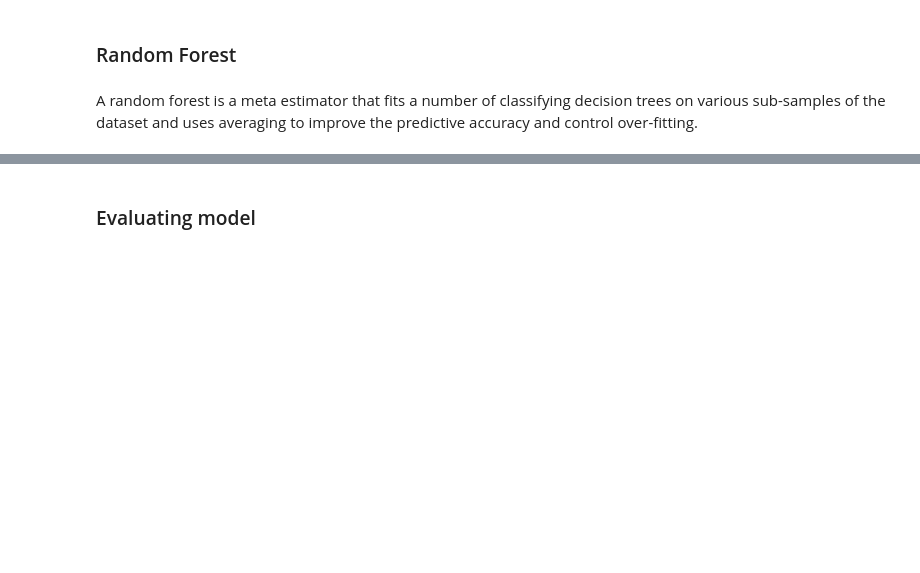
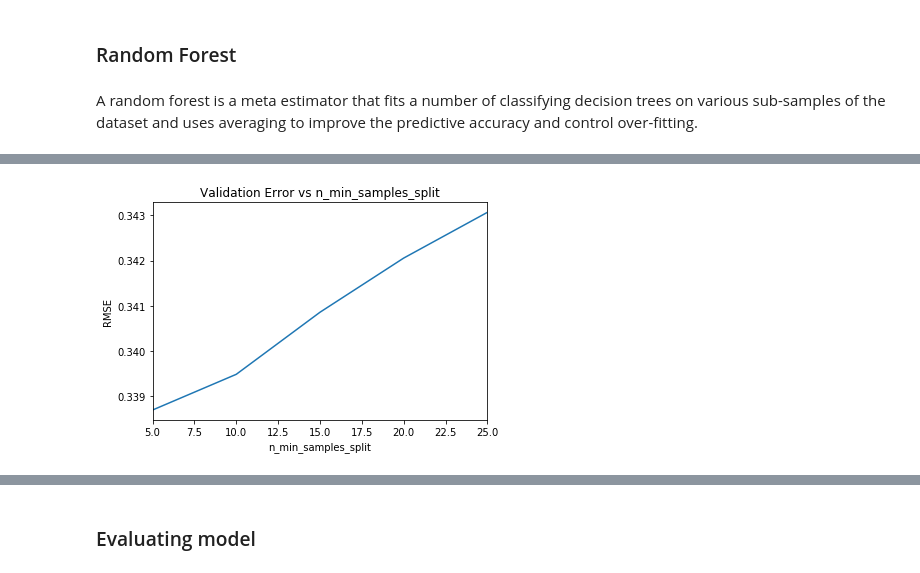
Before and after one commit to veruskasantos/INESProject, a Jupyter notebook: workspace/Model Prediction/Testing models/Random Forest/RandomForest.ipynb, the cells around one changed output, grey strips where cells are left out. Saved outputs shown, nothing was run; the diff lists cells and outputs as text; code cells hidden in the pictures; blank space fills up the shorter version.

```diff
--- a/workspace/Model Prediction/Testing models/Random Forest/RandomForest.ipynb
+++ b/workspace/Model Prediction/Testing models/Random Forest/RandomForest.ipynb
@@ -95,11 +103,13 @@ best_rmse_rf, best_estimator_rf = best_rmse_param(series)
 # %%
 n_min_samples_split = [5, 10, 15, 20, 25]
-cv_rf_rmse = [rmse_cv(RandomForestRegressor(n_estimators = best_estimator_rf, min_samples_split = n, n_jobs=-1),
+cv_rf_rmse = [rmse_cv(RandomForestClassifier(n_estimators = best_estimator_rf, min_samples_split = n, n_jobs=-1),
                       train_X, train_Y).mean()
             for n in n_min_samples_split]
 
 series = pd.Series(cv_rf_rmse, index = n_min_samples_split)
 plot_rmse_param(series, "n_min_samples_split")
 best_rmse_rf, best_split_rf = best_rmse_param(series)
+# %% [output]
+[figure, added]
 # %%
 n_features = [0.25, 0.33, 0.5, 0.75, 0.8]
```
Also changed, not shown: parts of 19 cells of this notebook, 2 other files.
